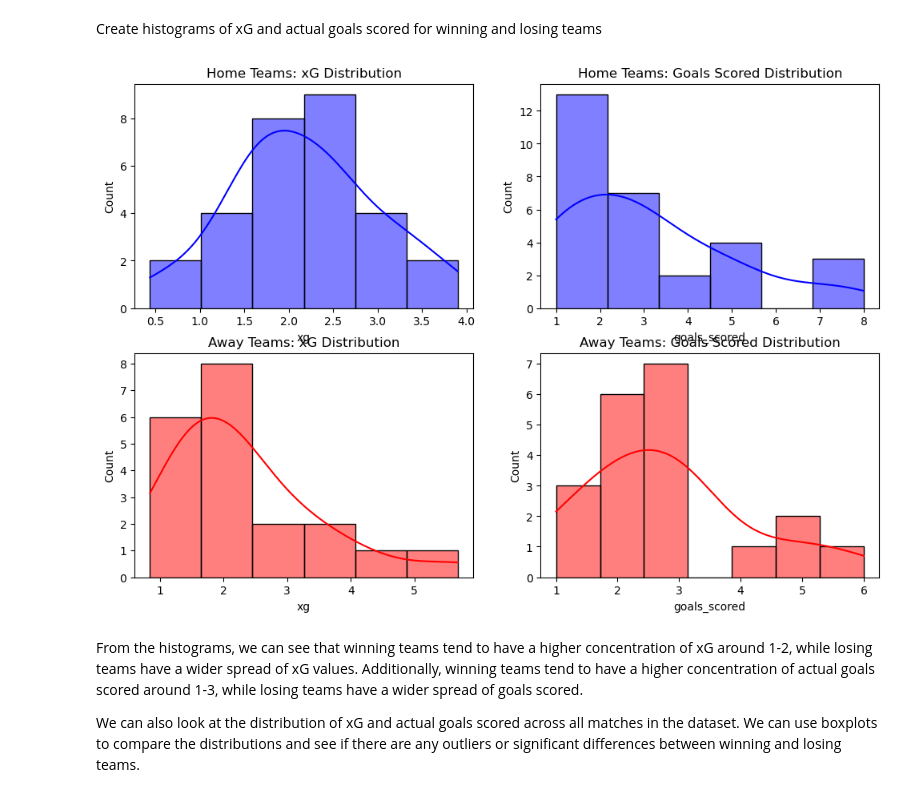
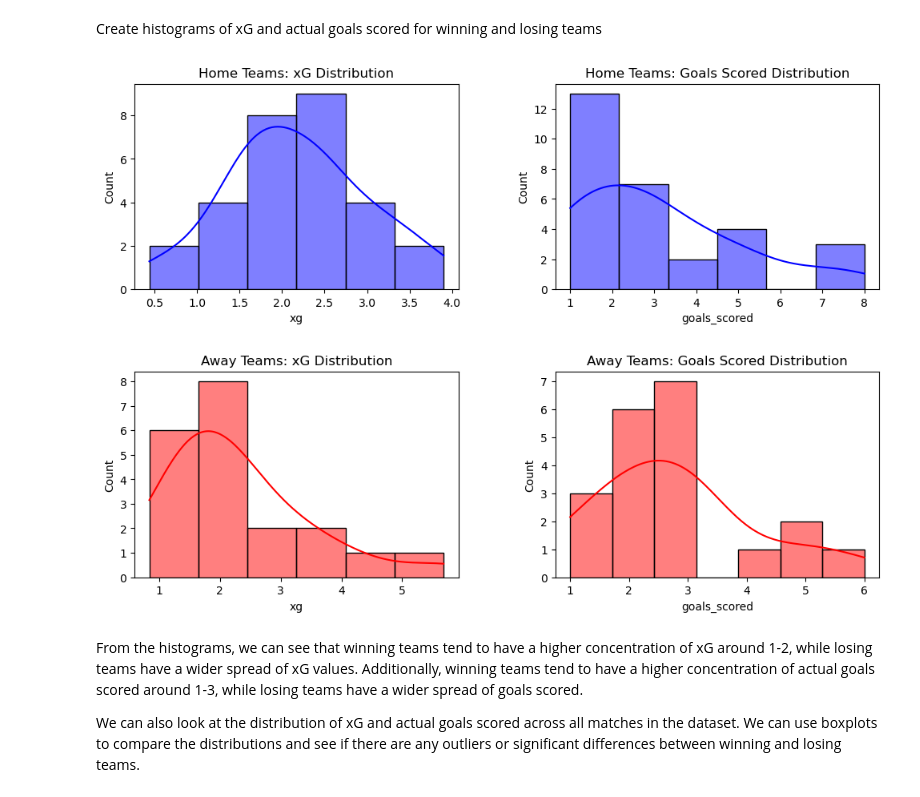
Before and after one commit to ubco-W2022T2-data301/project-group-group41, a Jupyter notebook: analysis/analysis3_Tony_Ngo.ipynb, the cells around one changed output. Drawn from its saved outputs; the diff is of its cells as text; code cells hidden in the pictures.

Commit message:
fixed overlapping graphs.

```diff
--- a/analysis/analysis3_Tony_Ngo.ipynb
+++ b/analysis/analysis3_Tony_Ngo.ipynb
@@ -379,16 +379,17 @@ Create histograms of xG and actual goals scored for winning and losing teams
 # %%
 fig, axs = plt.subplots(2, 2, figsize=(12, 8))
 sns.histplot(data=winning_matches[winning_matches['winning_team'] == 'Home'], x='xg', kde=True, color='blue', ax=axs[0,0])
 sns.histplot(data=winning_matches[winning_matches['winning_team'] == 'Home'], x='goals_scored', kde=True, color='blue', ax=axs[0,1])
 sns.histplot(data=winning_matches[winning_matches['winning_team'] == 'Away'], x='xg', kde=True, color='red', ax=axs[1,0])
 sns.histplot(data=winning_matches[winning_matches['winning_team'] == 'Away'], x='goals_scored', kde=True, color='red', ax=axs[1,1])
 axs[0,0].set_title('Home Teams: xG Distribution')
 axs[0,1].set_title('Home Teams: Goals Scored Distribution')
 axs[1,0].set_title('Away Teams: xG Distribution')
 axs[1,1].set_title('Away Teams: Goals Scored Distribution')
+plt.subplots_adjust(hspace=0.4, wspace=0.3)
 plt.show()
 # %% [output]
-[figure, old version]
+[figure, new version]
 # %% [markdown]
 From the histograms, we can see that winning teams tend to have a higher concentration of xG around 1-2, while losing teams have a wider spread of xG values. Additionally, winning teams tend to have a higher concentration of actual goals scored around 1-3, while losing teams have a wider spread of goals scored.
 
```
Also changed, not shown: parts of 6 cells of this notebook.
